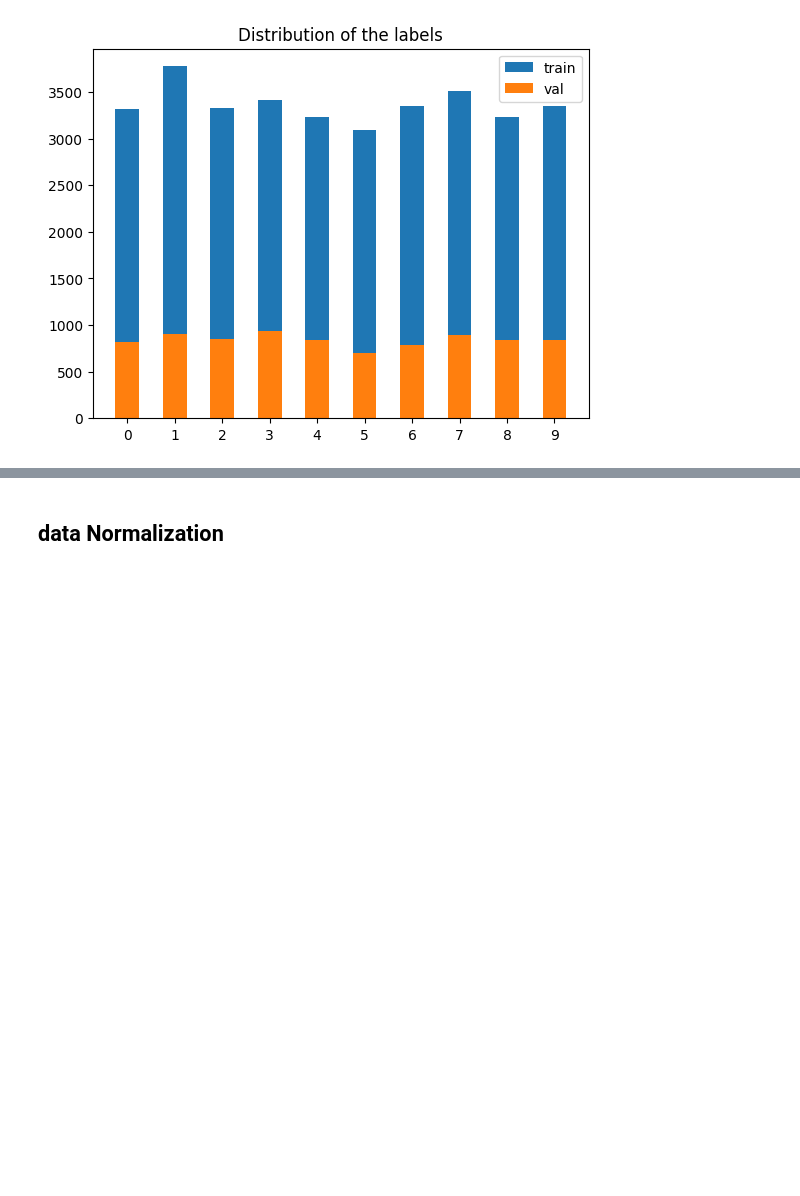
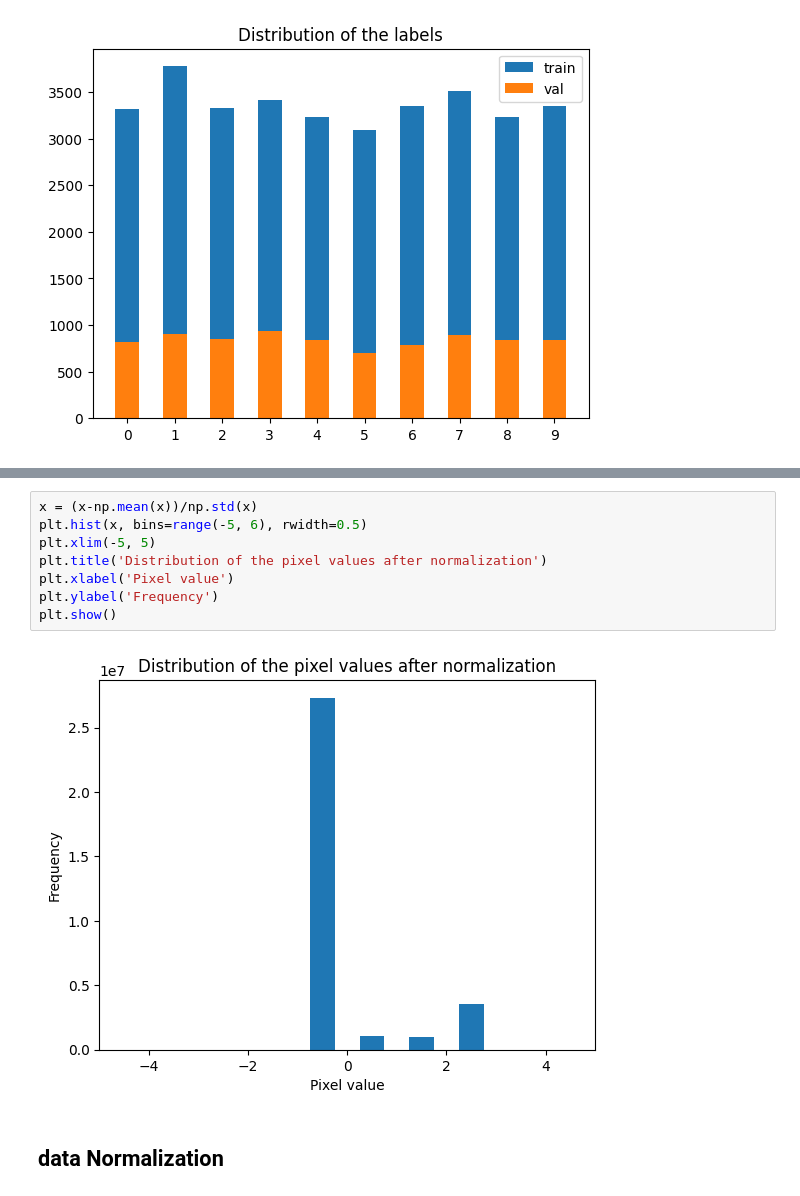
Before and after one commit to Gabenoob/SecML, a Jupyter notebook: 期末/mnist.ipynb, the cells around one changed output, grey strips where cells are left out. Saved outputs shown, nothing was run; the diff lists cells and outputs as text; blank space fills up the shorter version.

```diff
--- a/期末/mnist.ipynb
+++ b/期末/mnist.ipynb
@@ -56,3 +66,13 @@ plt.show()
+# %%
+x = (x-np.mean(x))/np.std(x)
+plt.hist(x, bins=range(-5, 6), rwidth=0.5)
+plt.xlim(-5, 5)
+plt.title('Distribution of the pixel values after normalization')
+plt.xlabel('Pixel value')
+plt.ylabel('Frequency')
+plt.show()
+# %% [output]
+[figure, added]
 # %% [markdown]
 ## data Normalization
 # %%
```
Also changed, not shown: parts of 29 cells of this notebook, 4 other files.
